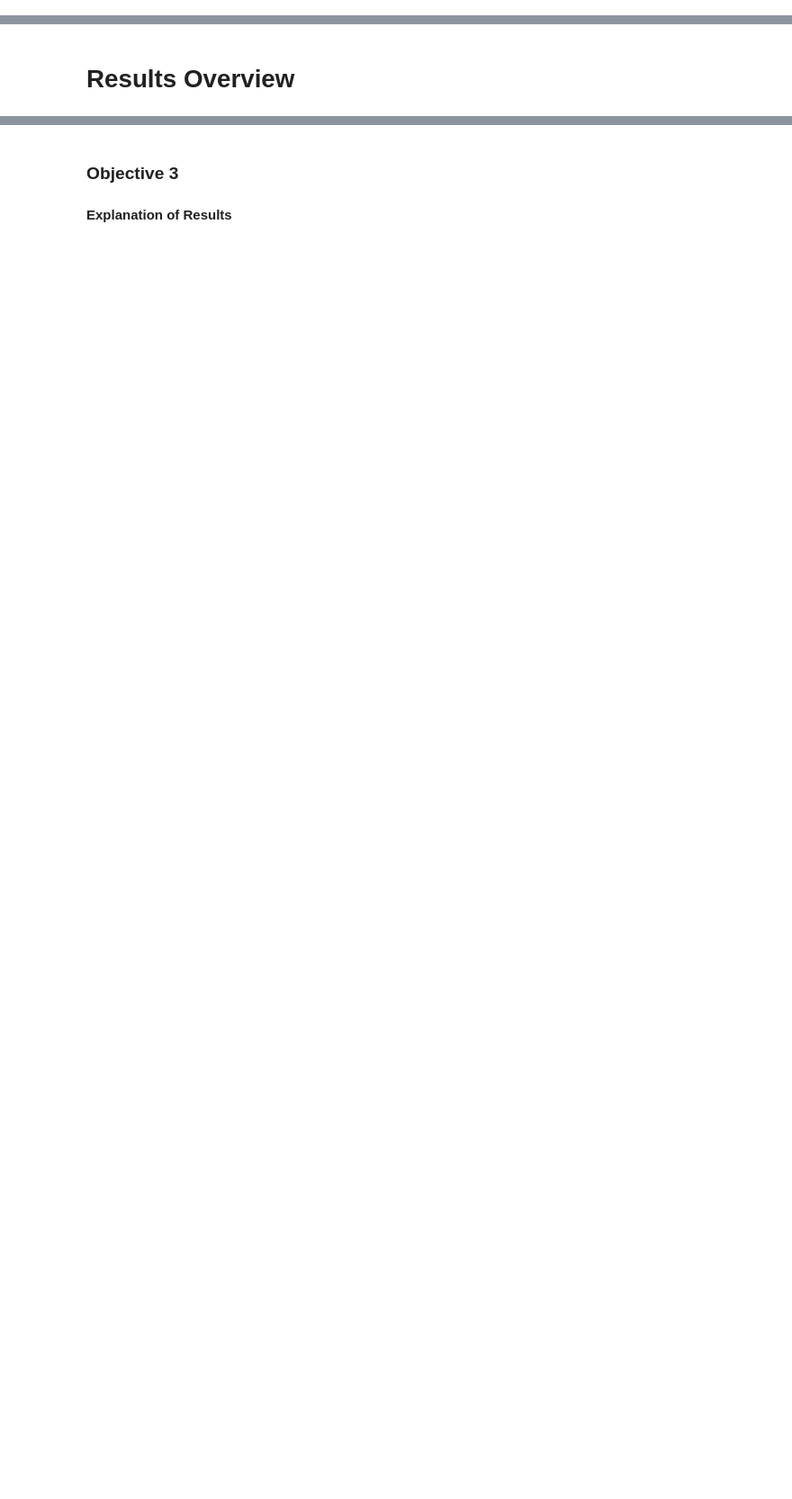
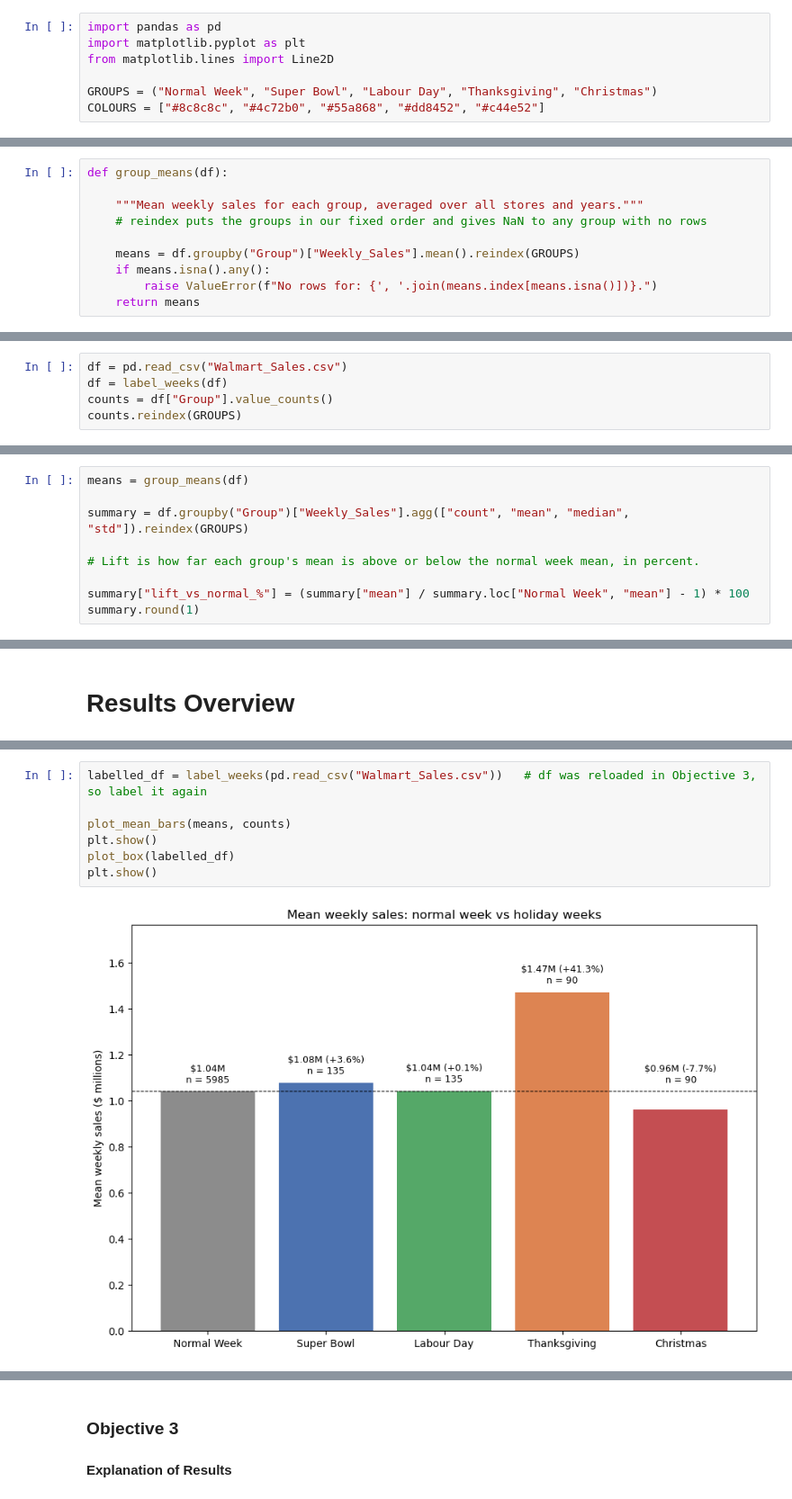
Before and after one commit to Sreehari05055/group_project, a Jupyter notebook: group_project.ipynb, the cells around one changed output, grey strips where cells are left out. Shown at 90% size. Saved outputs shown, nothing was run; the diff lists cells and outputs as text; blank space fills up the shorter version.

```diff
--- a/group_project.ipynb
+++ b/group_project.ipynb
@@ -82,0 +89,7 @@ The project follows a modular data processing pipeline in Python. The dataset (`
+# %%
+import pandas as pd
+import matplotlib.pyplot as plt
+from matplotlib.lines import Line2D
+
+GROUPS = ("Normal Week", "Super Bowl", "Labour Day", "Thanksgiving", "Christmas")
+COLOURS = ["#8c8c8c", "#4c72b0", "#55a868", "#dd8452", "#c44e52"]
@@ -82,0 +129,10 @@ The project follows a modular data processing pipeline in Python. The dataset (`
+# %%
+def group_means(df):
+
+    """Mean weekly sales for each group, averaged over all stores and years."""
+    # reindex puts the groups in our fixed order and gives NaN to any group with no rows
+
+    means = df.groupby("Group")["Weekly_Sales"].mean().reindex(GROUPS)
+    if means.isna().any():
+        raise ValueError(f"No rows for: {', '.join(means.index[means.isna()])}.")
+    return means
@@ -82,0 +206,5 @@ The project follows a modular data processing pipeline in Python. The dataset (`
+# %%
+df = pd.read_csv("Walmart_Sales.csv")
+df = label_weeks(df)
+counts = df["Group"].value_counts()
+counts.reindex(GROUPS)
@@ -82,0 +221,9 @@ The project follows a modular data processing pipeline in Python. The dataset (`
+# %%
+means = group_means(df)
+
+summary = df.groupby("Group")["Weekly_Sales"].agg(["count", "mean", "median", "std"]).reindex(GROUPS)
+
+# Lift is how far each group's mean is above or below the normal week mean, in percent.
+
+summary["lift_vs_normal_%"] = (summary["mean"] / summary.loc["Normal Week", "mean"] - 1) * 100
+summary.round(1)
@@ -416,0 +588,9 @@ def main():
+# %%
+labelled_df = label_weeks(pd.read_csv("Walmart_Sales.csv"))   # df was reloaded in Objective 3, so label it again
+
+plot_mean_bars(means, counts)
+plt.show()
+plot_box(labelled_df)
+plt.show()
+# %% [output]
+[figure, added]
```
Also changed, not shown: parts of 21 cells of this notebook.
